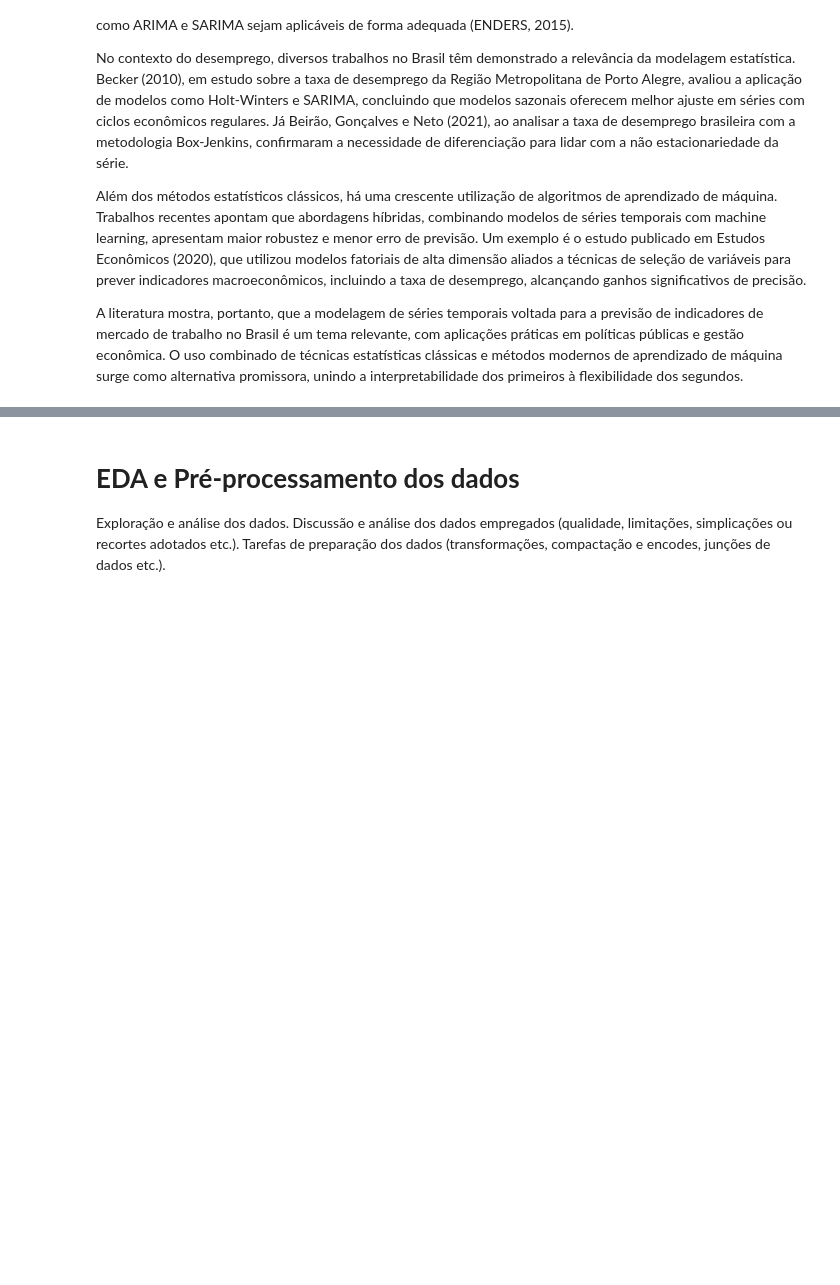
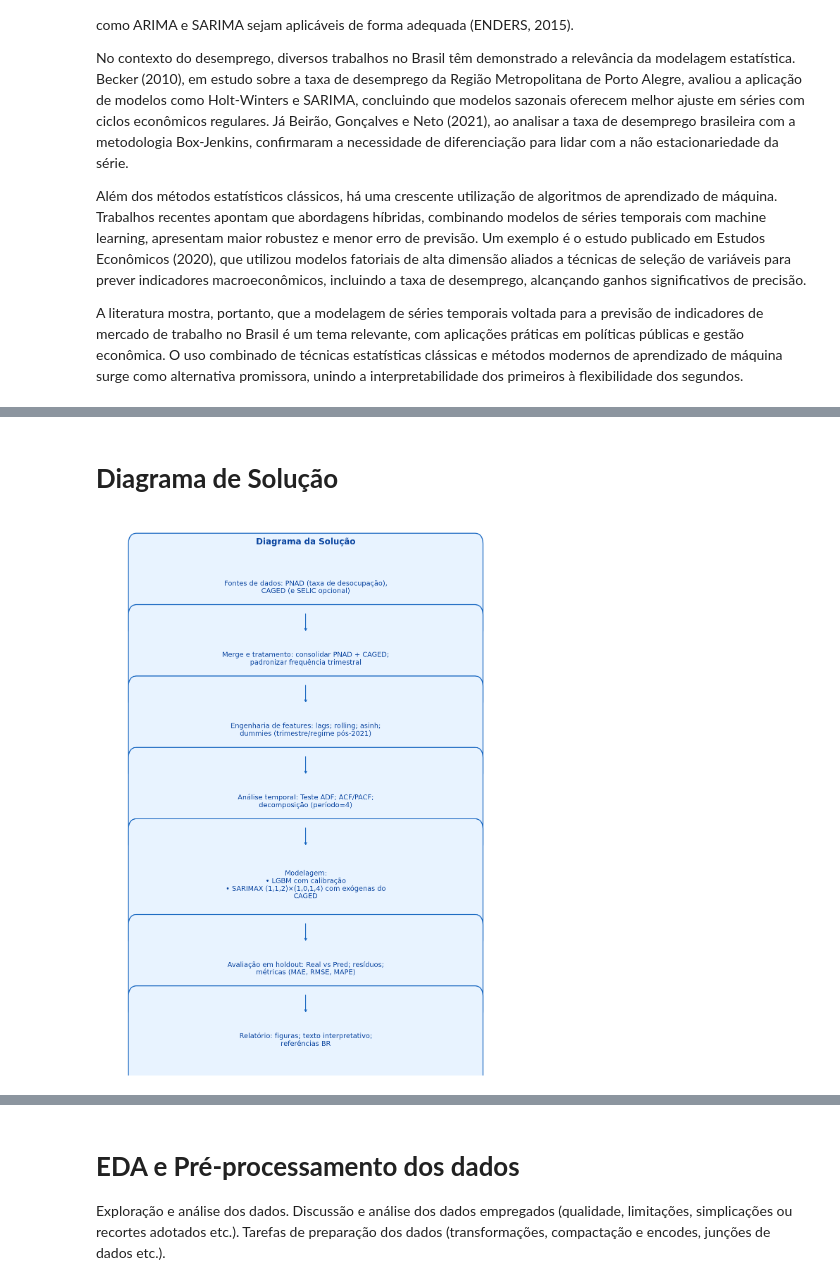
Before and after one commit to fpaterni10/projeto-aplicado-iv-desemprego-br, a Jupyter notebook: notebooks/entrega3/cd_projeto_aplicado_IV_entrega_3.ipynb, the cells around one changed output, grey strips where cells are left out. Saved outputs shown, nothing was run; the diff lists cells and outputs as text; code cells hidden in the pictures; blank space fills up the shorter version.

```diff
--- a/notebooks/entrega3/cd_projeto_aplicado_IV_entrega_3.ipynb
+++ b/notebooks/entrega3/cd_projeto_aplicado_IV_entrega_3.ipynb
@@ -67,0 +115,17 @@ Apresente e discuta o diagrama da solução proposta. Utilize o pipeline propost
+# %% [markdown]
+# **Diagrama de Solução**
+# %%
+etapas = [
+    "Fontes de dados: PNAD (taxa de desocupação), CAGED (e SELIC opcional)",
+    "Merge e tratamento: consolidar PNAD + CAGED; padronizar frequência trimestral",
+    "Engenharia de features: lags; rolling; asinh; dummies (trimestre/regime pós-2021)",
+    "Análise temporal: Teste ADF; ACF/PACF; decomposição (período=4)",
+    "Modelagem:\n• LGBM com calibração\n• SARIMAX (1,1,2)×(1,0,1,4) com exógenas do CAGED",
+    "Avaliação em holdout: Real vs Pred; resíduos; métricas (MAE, RMSE, MAPE)",
+    "Relatório: figuras; texto interpretativo; referências BR"
+]
+
+fig = desenha_pipeline(etapas, titulo="Diagrama da Solução")
+plt.show(fig)
+# %% [output]
+[figure, added]
```
Also changed, not shown: parts of 7 cells of this notebook.
